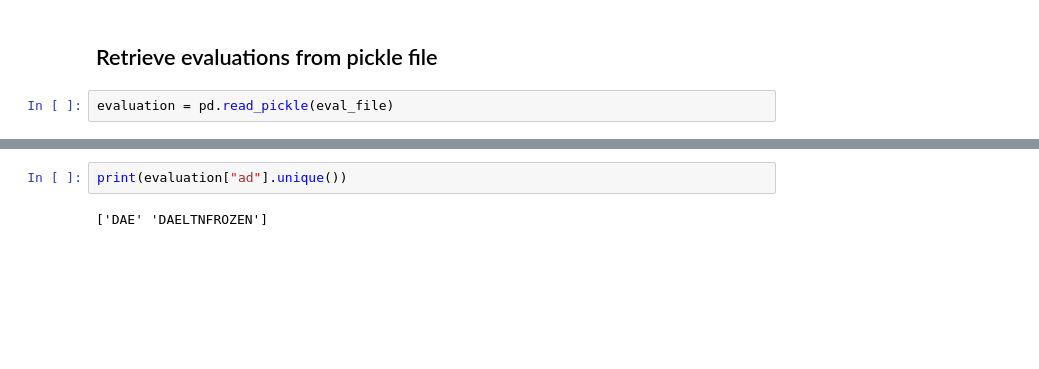
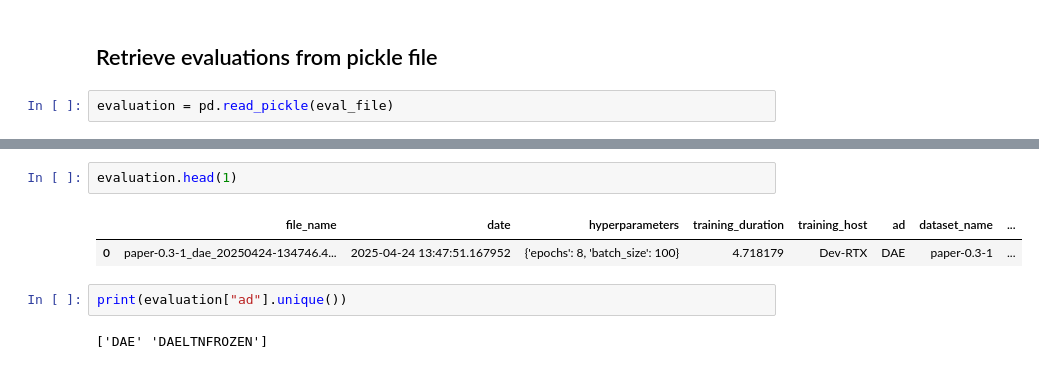
Before and after one commit to DevashishX/LTNcoder, a Jupyter notebook: 5.3 Evaluation.ipynb, the cells around one changed output, grey strips where cells are left out. Saved outputs shown, nothing was run; the diff lists cells and outputs as text; blank space fills up the shorter version.

```diff
--- a/5.3 Evaluation.ipynb
+++ b/5.3 Evaluation.ipynb
@@ -55,3 +63,8 @@ evaluation = pd.read_pickle(eval_file)
+# %%
+evaluation.head(1)
+# %% [output]
+|  | file_name | date | hyperparameters | training_duration | training_host | ad | dataset_name | ... |
+| 0 | paper-0.3-1_dae_20250424-134746.4... | 2025-04-24 13:47:51.167952 | {'epochs': 8, 'batch_size': 100} | 4.718179 | Dev-RTX | DAE | paper-0.3-1 | ... |
 # %%
 print(evaluation["ad"].unique())
 # %% [output]
```
Also changed, not shown: parts of 4 cells of this notebook, 27 other files.
